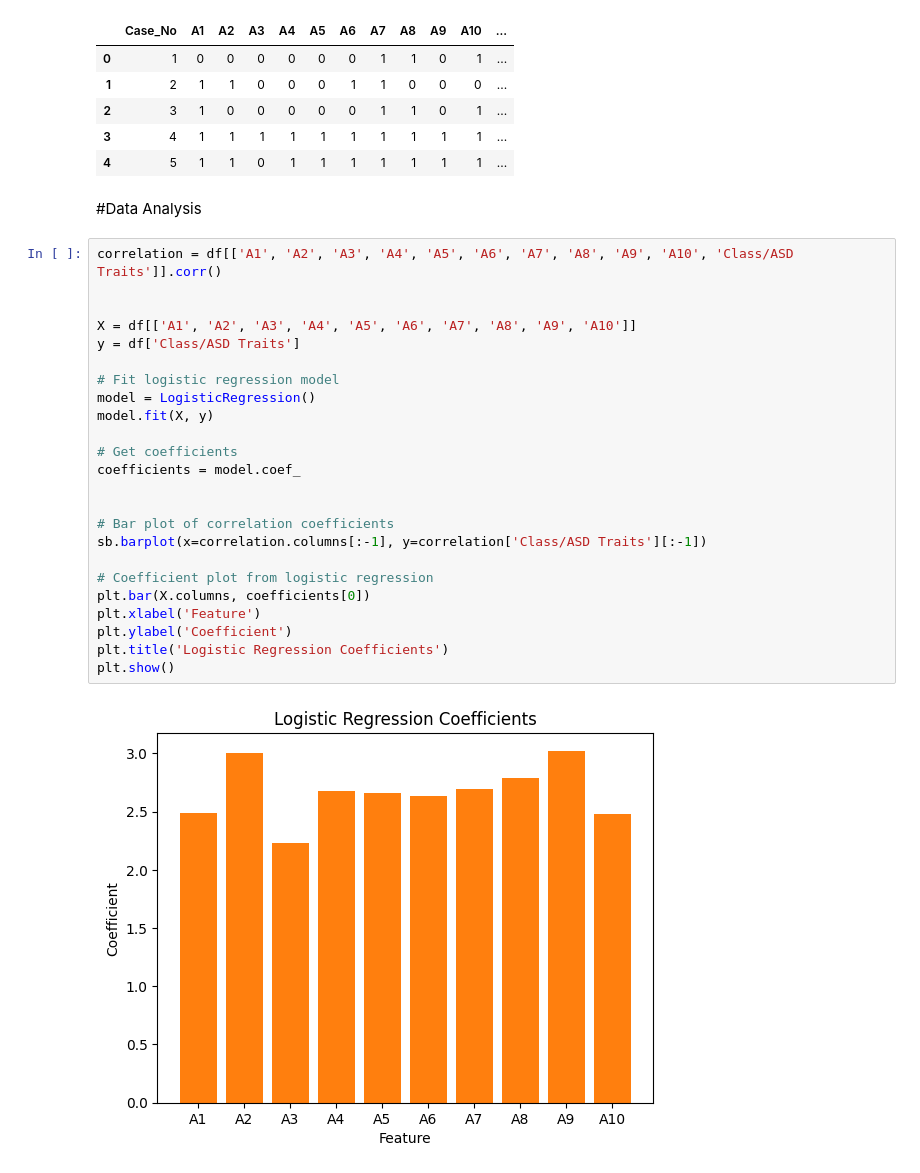
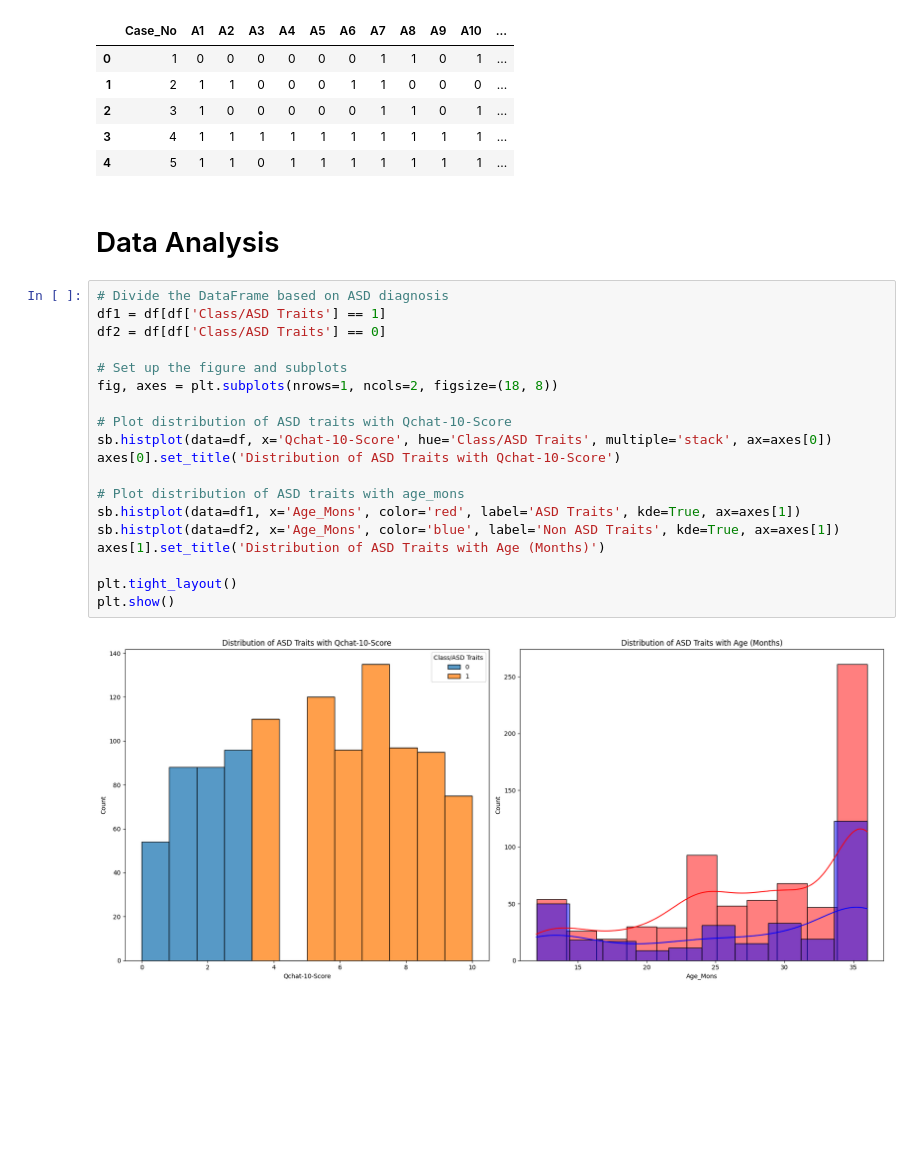
Before and after one commit to AndreSantos03/Y3S2-Artificial-Intelligence2, a Jupyter notebook: autism_toddler_prediction.ipynb, the cells around one changed output. Cells and saved outputs as stored; diff of their text form; blank space fills up the shorter version.

```diff
--- a/autism_toddler_prediction.ipynb
+++ b/autism_toddler_prediction.ipynb
@@ -69,30 +75,25 @@ df.head()
 | 3 | 4 | 1 | 1 | 1 | 1 | 1 | 1 | 1 | 1 | 1 | 1 | ... |
 | 4 | 5 | 1 | 1 | 0 | 1 | 1 | 1 | 1 | 1 | 1 | 1 | ... |
 # %% [markdown]
-#Data Analysis
+# Data Analysis
-# %%
-correlation = df[['A1', 'A2', 'A3', 'A4', 'A5', 'A6', 'A7', 'A8', 'A9', 'A10', 'Class/ASD Traits']].corr()
-
-
-X = df[['A1', 'A2', 'A3', 'A4', 'A5', 'A6', 'A7', 'A8', 'A9', 'A10']]
-y = df['Class/ASD Traits']
-
-# Fit logistic regression model
-model = LogisticRegression()
-model.fit(X, y)
-
-# Get coefficients
-coefficients = model.coef_
-
-
-# Bar plot of correlation coefficients
-sb.barplot(x=correlation.columns[:-1], y=correlation['Class/ASD Traits'][:-1])
-
-# Coefficient plot from logistic regression
-plt.bar(X.columns, coefficients[0])
-plt.xlabel('Feature')
-plt.ylabel('Coefficient')
-plt.title('Logistic Regression Coefficients')
-plt.show()
-# %% [output]
-[figure, removed]
+# %%
+# Divide the DataFrame based on ASD diagnosis
+df1 = df[df['Class/ASD Traits'] == 1]
+df2 = df[df['Class/ASD Traits'] == 0]
+
+# Set up the figure and subplots
+fig, axes = plt.subplots(nrows=1, ncols=2, figsize=(18, 8))
+
+# Plot distribution of ASD traits with Qchat-10-Score
+sb.histplot(data=df, x='Qchat-10-Score', hue='Class/ASD Traits', multiple='stack', ax=axes[0])
+axes[0].set_title('Distribution of ASD Traits with Qchat-10-Score')
+
+# Plot distribution of ASD traits with age_mons
+sb.histplot(data=df1, x='Age_Mons', color='red', label='ASD Traits', kde=True, ax=axes[1])
+sb.histplot(data=df2, x='Age_Mons', color='blue', label='Non ASD Traits', kde=True, ax=axes[1])
+axes[1].set_title('Distribution of ASD Traits with Age (Months)')
+
+plt.tight_layout()
+plt.show()
+# %% [output]
+[figure, added]
```
Also changed, not shown: parts of 15 cells of this notebook.
